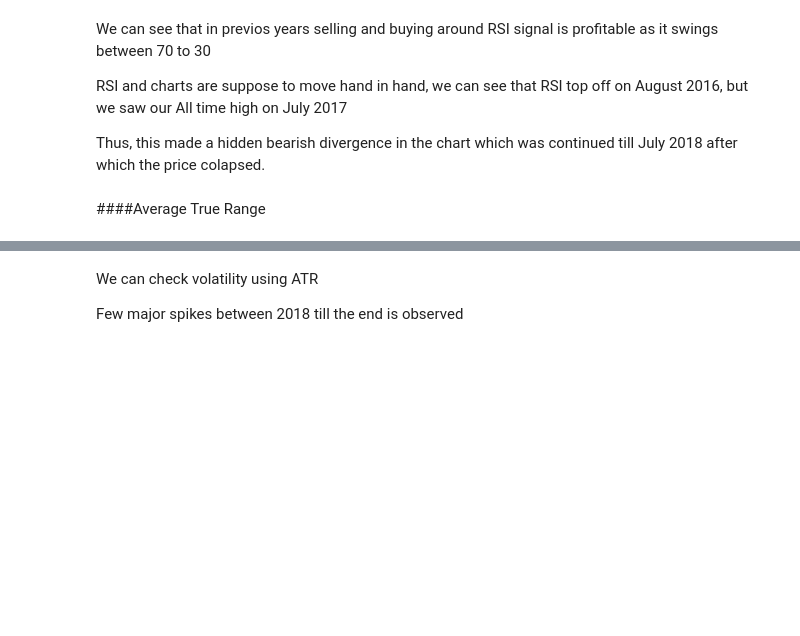
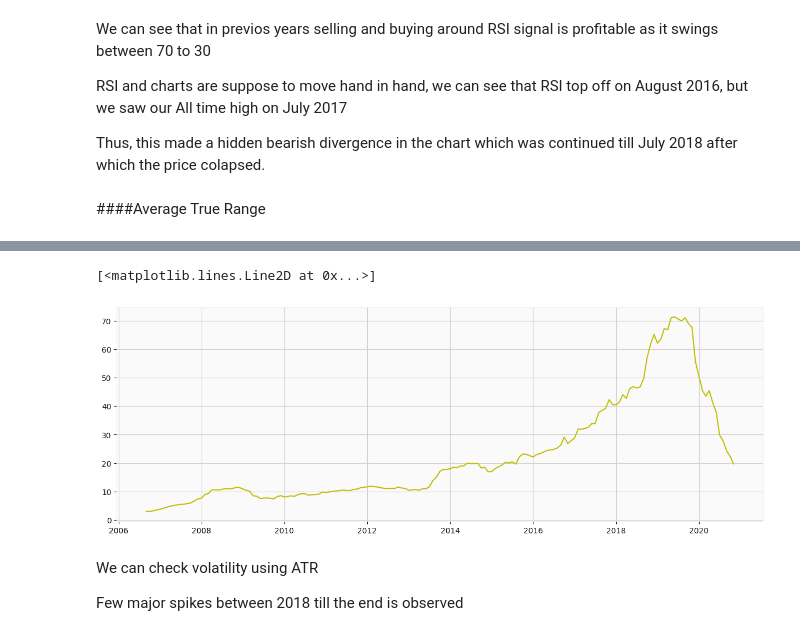
Before and after one commit to Mihirgupta2001/Regression---Capstone-Project, a Jupyter notebook: Regresssion_Capstone_project.ipynb, the cells around one changed output, grey strips where cells are left out. Saved outputs shown, nothing was run; the diff lists cells and outputs as text; code cells hidden in the pictures; blank space fills up the shorter version.

```diff
--- a/Regresssion_Capstone_project.ipynb
+++ b/Regresssion_Capstone_project.ipynb
@@ -402,6 +414,8 @@ atr_period = 14
 df['atr_14'] = df['range'].rolling(atr_period).mean()
 
 #plotting the ATR indicator
-fig_atr = px.line(df,y='atr_14',title= 'ATR Indicator')
+relevant_df = df['atr_14']
+figure(figsize=(15,5))
+fig_atr = plt.plot(relevant_df,color = 'y')
 display(fig_atr)
 # %% [output]
@@ -409,3 +422,5 @@ display(fig_atr)
+[<matplotlib.lines.Line2D at 0x...>]
+[figure, added]
 # %% [markdown]
 We can check volatility using ATR
 
```
Also changed, not shown: parts of 42 cells of this notebook.
